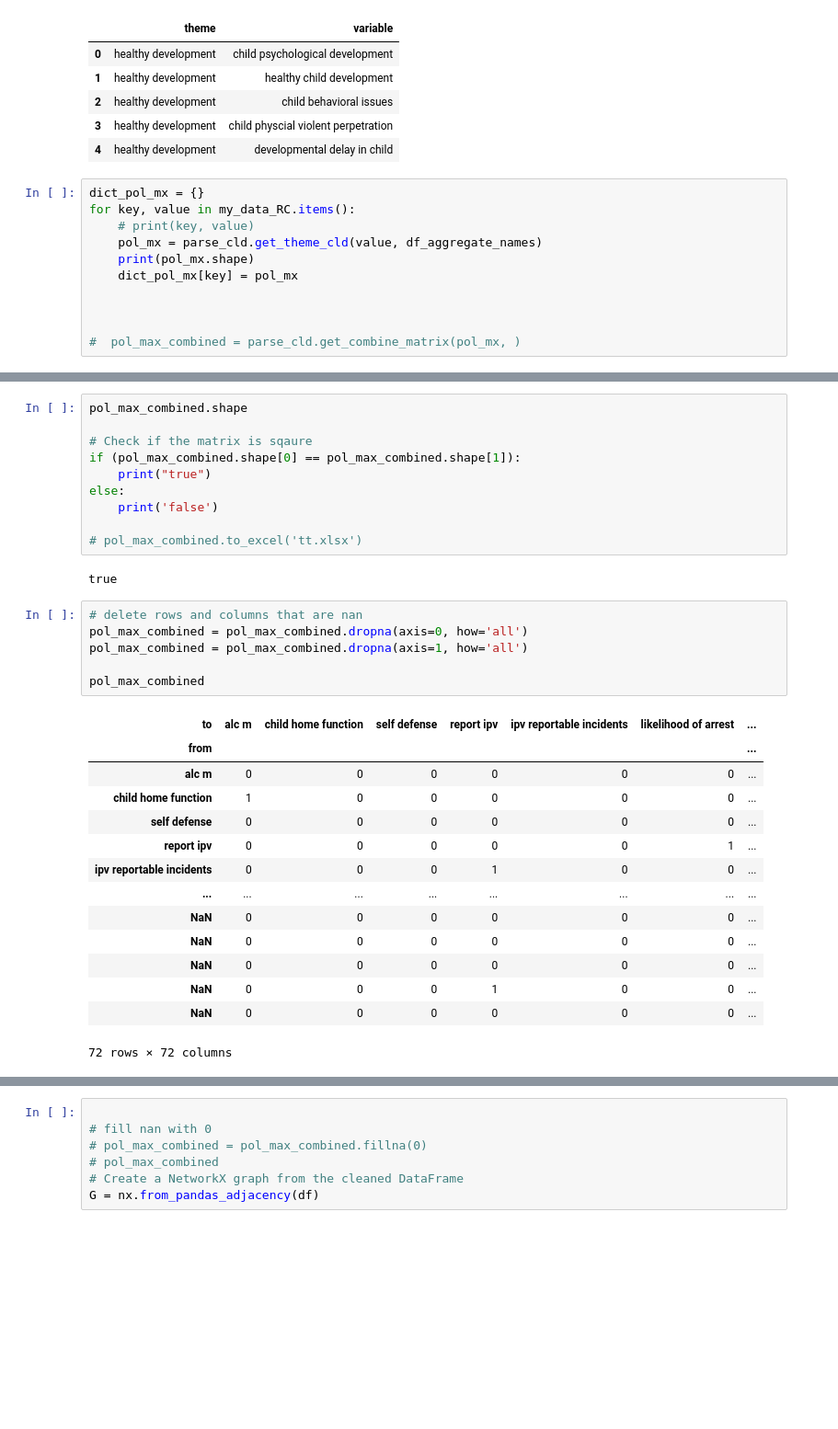
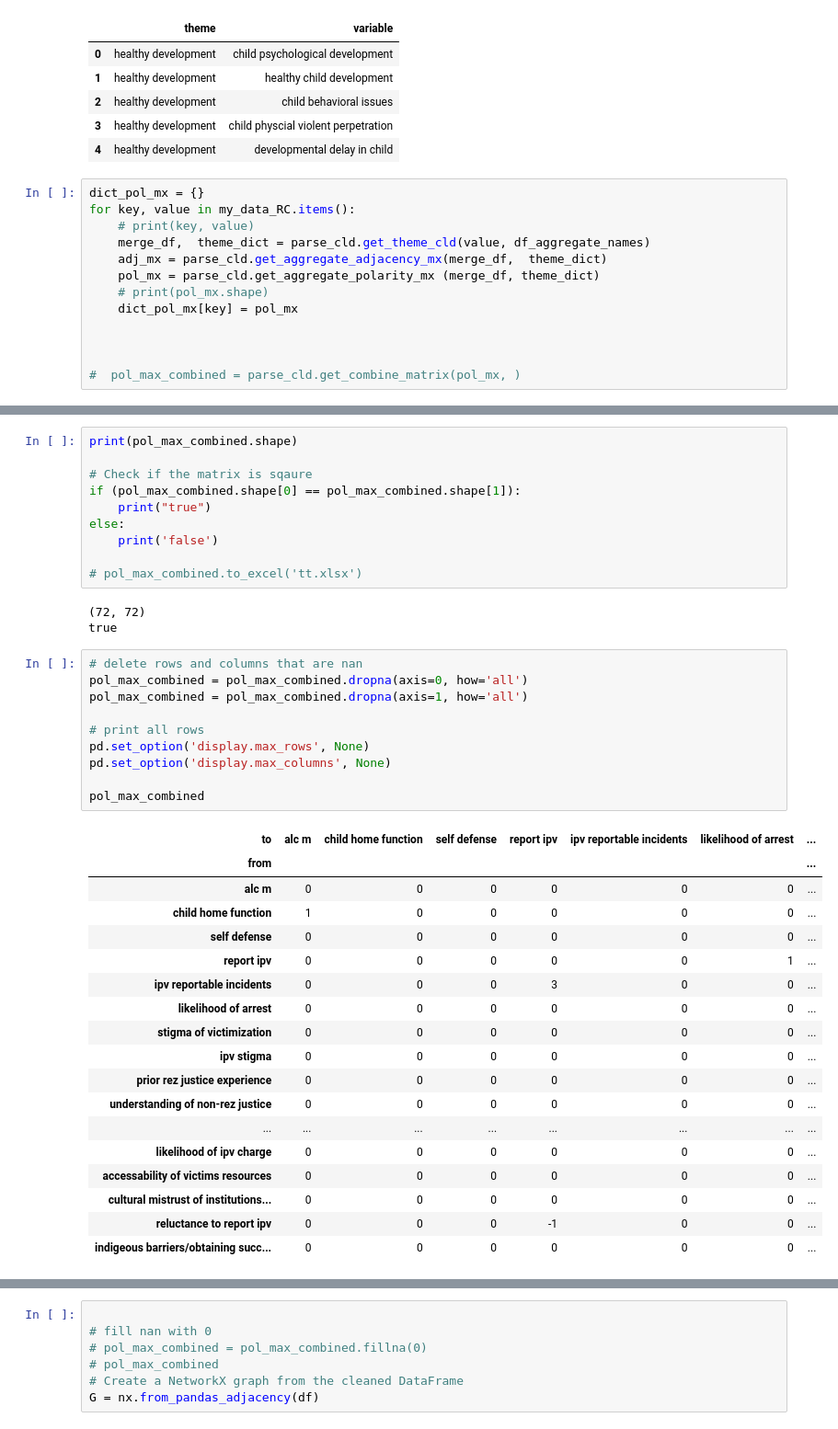
Before and after one commit to georgia-max/MentalMaps_Aggregation, a Jupyter notebook: Jupyter/aggregateCLD.ipynb, the cells around one changed output, grey strips where cells are left out. Shown at 92% size. Saved outputs shown, nothing was run; the diff lists cells and outputs as text; blank space fills up the shorter version.

```diff
--- a/Jupyter/aggregateCLD.ipynb
+++ b/Jupyter/aggregateCLD.ipynb
@@ -101,8 +102,10 @@ df_aggregate_names.head()
 dict_pol_mx = {}
 for key, value in my_data_RC.items():
     # print(key, value)
-    pol_mx = parse_cld.get_theme_cld(value, df_aggregate_names)
-    print(pol_mx.shape)
+    merge_df,  theme_dict = parse_cld.get_theme_cld(value, df_aggregate_names)
+    adj_mx = parse_cld.get_aggregate_adjacency_mx(merge_df,  theme_dict)
+    pol_mx = parse_cld.get_aggregate_polarity_mx (merge_df, theme_dict)
+    # print(pol_mx.shape)
     dict_pol_mx[key] = pol_mx
 
 
@@ -153,5 +163,5 @@ DV justice model clean.json
 # %%
-pol_max_combined.shape
+print(pol_max_combined.shape)
 
 # Check if the matrix is sqaure
 if (pol_max_combined.shape[0] == pol_max_combined.shape[1]):
@@ -161,25 +171,34 @@ else:
 
 # pol_max_combined.to_excel('tt.xlsx')
 # %% [output]
+(72, 72)
 true
 # %%
 # delete rows and columns that are nan
 pol_max_combined = pol_max_combined.dropna(axis=0, how='all')
 pol_max_combined = pol_max_combined.dropna(axis=1, how='all')
 
+# print all rows
+pd.set_option('display.max_rows', None)
+pd.set_option('display.max_columns', None)
+
 pol_max_combined
 # %% [output]
 | to | alc m | child home function | self defense | report ipv | ipv reportable incidents | likelihood of arrest | ... |
 | from |  |  |  |  |  |  | ... |
 | alc m | 0 | 0 | 0 | 0 | 0 | 0 | ... |
 | child home function | 1 | 0 | 0 | 0 | 0 | 0 | ... |
 | self defense | 0 | 0 | 0 | 0 | 0 | 0 | ... |
 | report ipv | 0 | 0 | 0 | 0 | 0 | 1 | ... |
-| ipv reportable incidents | 0 | 0 | 0 | 1 | 0 | 0 | ... |
+| ipv reportable incidents | 0 | 0 | 0 | 3 | 0 | 0 | ... |
+| likelihood of arrest | 0 | 0 | 0 | 0 | 0 | 0 | ... |
+| stigma of victimization | 0 | 0 | 0 | 0 | 0 | 0 | ... |
+| ipv stigma | 0 | 0 | 0 | 0 | 0 | 0 | ... |
+| prior rez justice experience | 0 | 0 | 0 | 0 | 0 | 0 | ... |
+| understanding of non-rez justice | 0 | 0 | 0 | 0 | 0 | 0 | ... |
 | ... | ... | ... | ... | ... | ... | ... | ... |
-| NaN | 0 | 0 | 0 | 0 | 0 | 0 | ... |
-| NaN | 0 | 0 | 0 | 0 | 0 | 0 | ... |
-| NaN | 0 | 0 | 0 | 0 | 0 | 0 | ... |
-| NaN | 0 | 0 | 0 | 1 | 0 | 0 | ... |
-| NaN | 0 | 0 | 0 | 0 | 0 | 0 | ... |
+| likelihood of ipv charge | 0 | 0 | 0 | 0 | 0 | 0 | ... |
+| accessability of victims resources | 0 | 0 | 0 | 0 | 0 | 0 | ... |
+| cultural mistrust of institutions... | 0 | 0 | 0 | 0 | 0 | 0 | ... |
+| reluctance to report ipv | 0 | 0 | 0 | -1 | 0 | 0 | ... |
+| indigeous barriers/obtaining succ... | 0 | 0 | 0 | 0 | 0 | 0 | ... |
-72 rows × 72 columns
```
Also changed, not shown: parts of 25 cells of this notebook, 7 other files.
